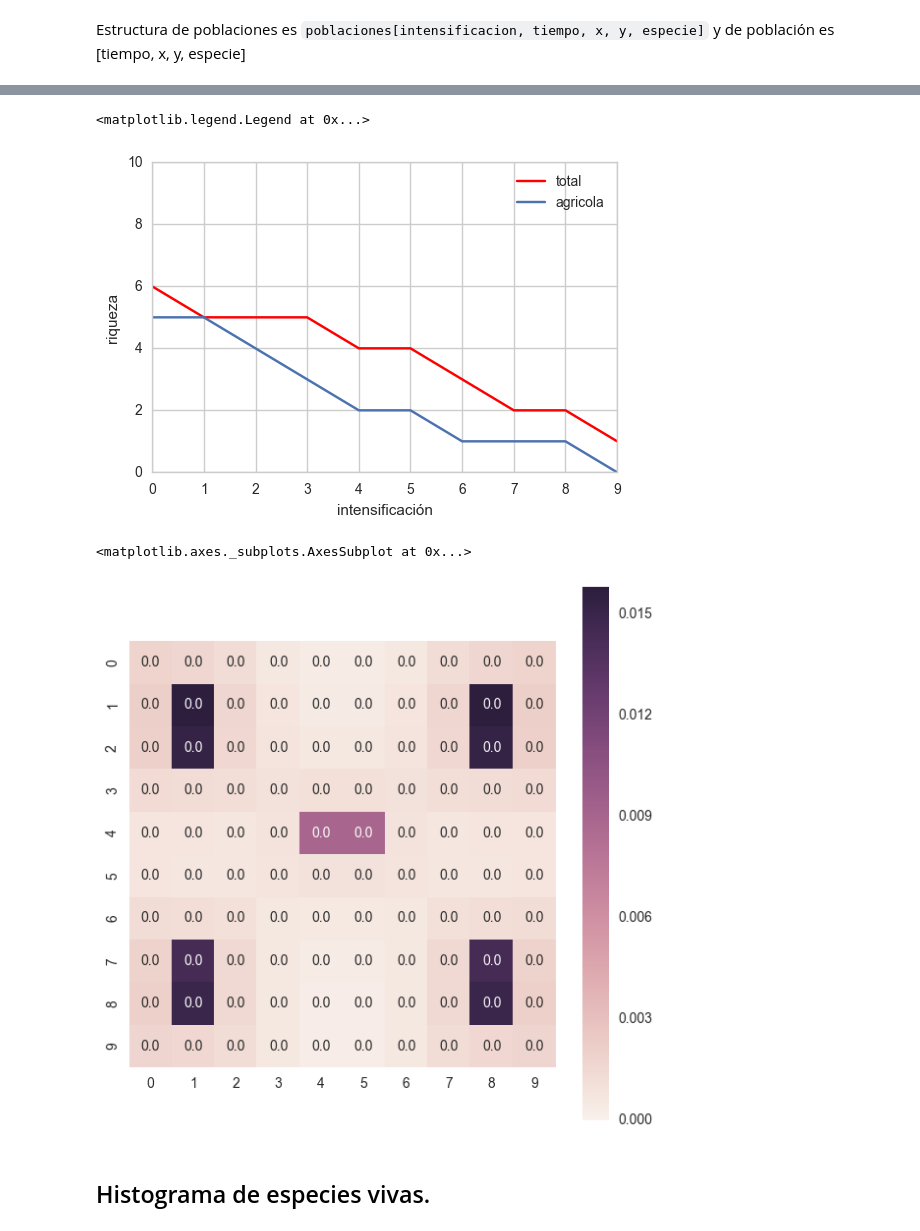
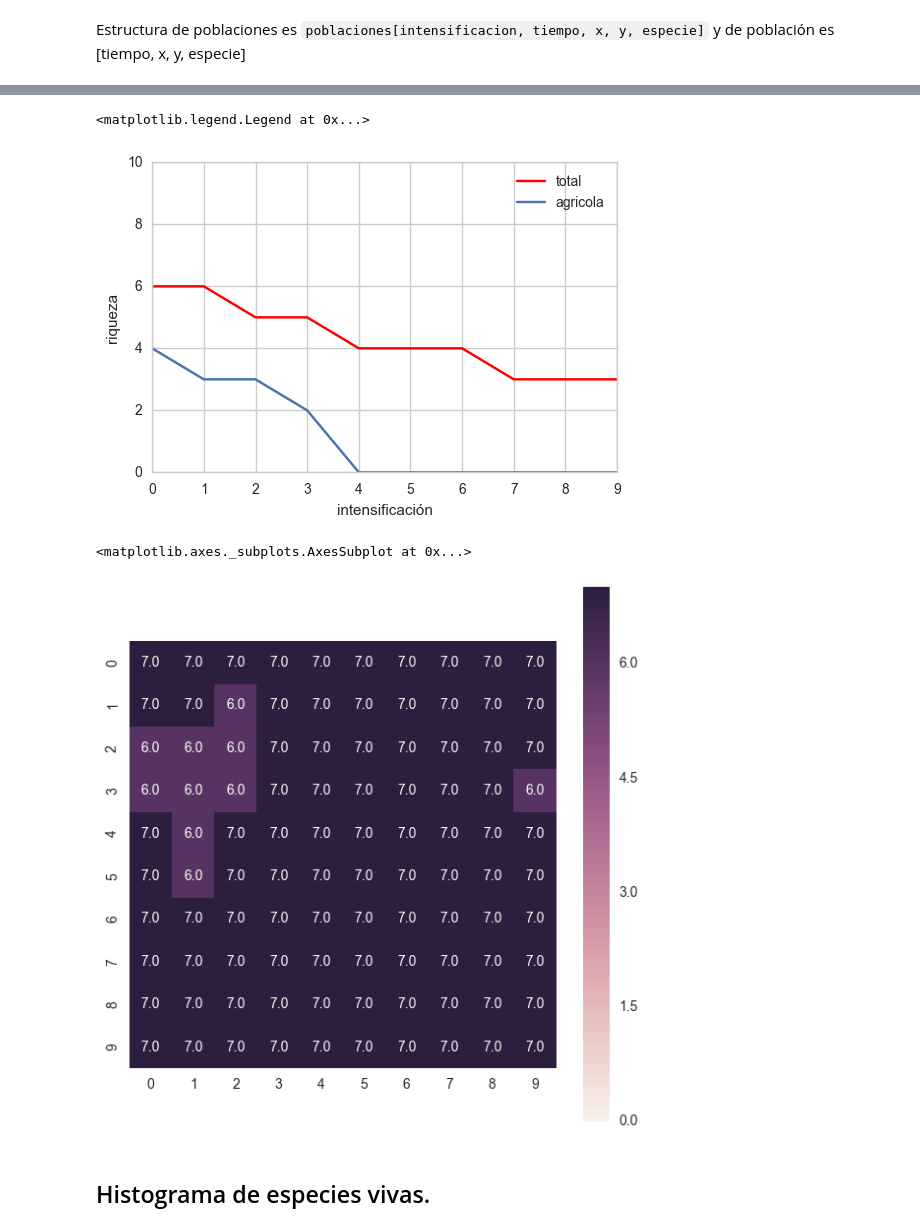
Before and after one commit to iramosp/MatrizAgroecol-gica, a Jupyter notebook: Exp-habitat/Exp parches habitat.ipynb, the cells around one changed output, grey strips where cells are left out. Saved outputs shown, nothing was run; the diff lists cells and outputs as text; code cells hidden in the pictures.

Commit message:
Experimentos midiendo riqueza total

```diff
--- a/Exp-habitat/Exp parches habitat.ipynb
+++ b/Exp-habitat/Exp parches habitat.ipynb
@@ -263,7 +342,7 @@ for c in comunidades:
 # %% [markdown]
 Estructura de poblaciones es `poblaciones[intensificacion, tiempo, x, y, especie]` y de población es [tiempo, x, y, especie]
 # %%
-poblaciones = np.load('./exp4_h4_c064.npy')
+poblaciones = np.load('./exp5_h4_c064.npy')
 poblacion = poblaciones[0, :, :, :, :]
 paisaje = paisajes[0].tolist()
 
@@ -295,11 +374,11 @@ plt.ylabel('riqueza total')
 # %%
 riqueza_vs_intesificacion = np.zeros(10)
 for i in range(10):
-    riqueza_vs_intesificacion[i] = riqueza_paisaje(poblaciones[i,:,:,:,:], -1, 50)[1]
+    riqueza_vs_intesificacion[i] = riqueza_paisaje(poblaciones[i,:,:,:,:], -2, 30)[1]
 
 riquezaagricola_vs_intesificacion = np.zeros(10)
 for i in range(10):
-    riquezaagricola_vs_intesificacion[i] = riqueza_agricola(poblaciones[i,:,:,:,:], paisaje, -1, 50)[1]
+    riquezaagricola_vs_intesificacion[i] = riqueza_agricola(poblaciones[i,:,:,:,:], paisaje, -2, 30)[1]
 
 fig = plt.figure()
 plt.plot(range(10), riqueza_vs_intesificacion, color = 'r', label='total')
@@ -310,16 +389,16 @@ plt.ylim(0, 10)
 plt.legend()
 # %% [output]
 <matplotlib.legend.Legend at 0x...>
-[figure, old version]
+[figure, new version]
 # %%
-biomasa_celda, riqueza_celda = medidas_por_celda(poblaciones[0], -2, biomasa_min=0.1)
+biomasa_celda, riqueza_celda = medidas_por_celda(poblaciones[0], -2, biomasa_min=30/300)
 
 fig = plt.figure(figsize=(7,7))
-seaborn.heatmap(biomasa_celda, annot=True, fmt='.1f', square=True, vmin=0)
+seaborn.heatmap(riqueza_celda, annot=True, fmt='.1f', square=True, vmin=0)
 #seaborn.heatmap(poblacion[-2, :, :, 1], vmin = 0.0, annot=True, fmt=".1f", square=True)
 # %% [output]
 <matplotlib.axes._subplots.AxesSubplot at 0x...>
-[figure, old version]
+[figure, new version]
 # %% [markdown]
 ## Histograma de especies vivas.
 # %%
```
Also changed, not shown: parts of 21 cells of this notebook, 1 other file.
